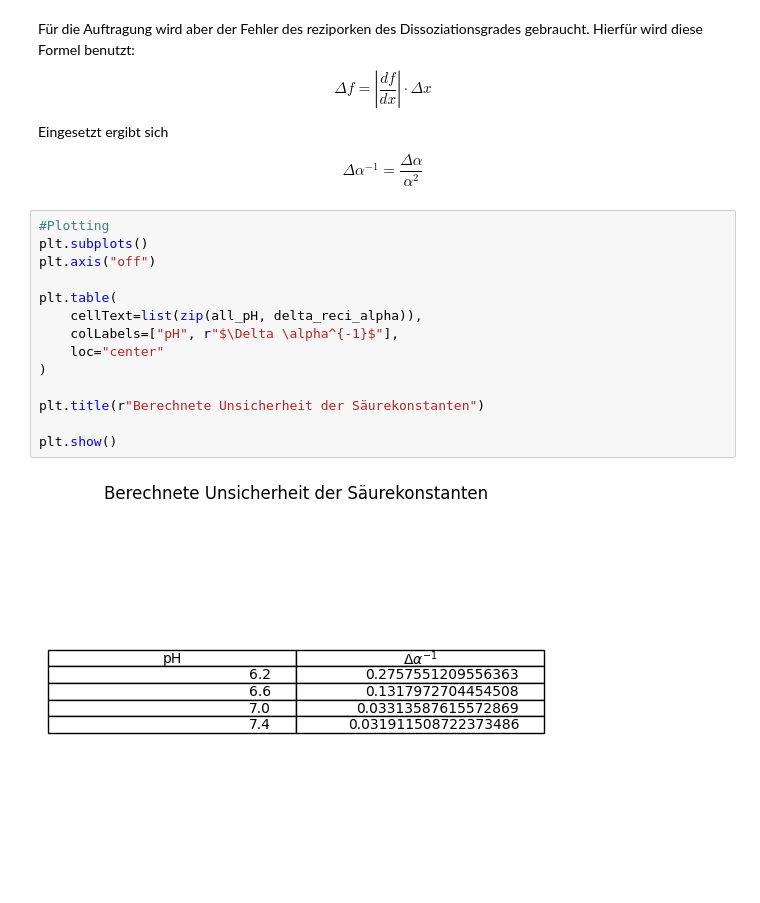
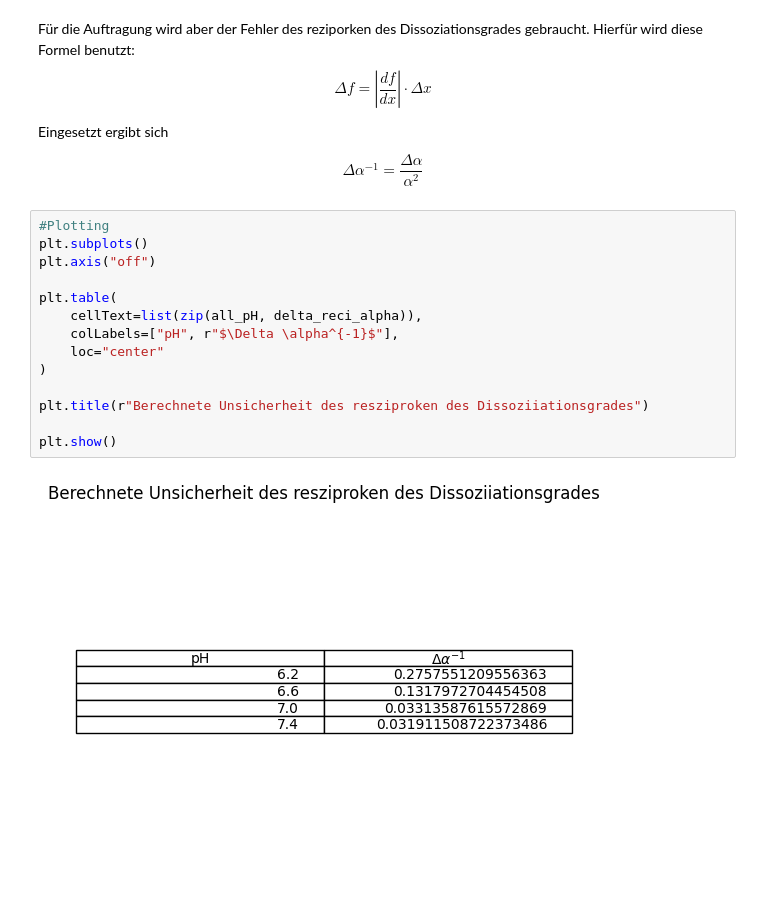
Before and after one commit to HansoTell/Computercafe, a Jupyter notebook: V6J/V6.ipynb, the cells around one changed output. Cells and saved outputs as stored; diff of their text form.

```diff
--- a/V6J/V6.ipynb
+++ b/V6J/V6.ipynb
@@ -841,16 +845,16 @@ $$
 # %%
 #Plotting
 plt.subplots()
 plt.axis("off")
 
 plt.table(
     cellText=list(zip(all_pH, delta_reci_alpha)),
     colLabels=["pH", r"$\Delta \alpha^{-1}$"],
     loc="center"
 )
 
-plt.title(r"Berechnete Unsicherheit der Säurekonstanten")
+plt.title(r"Berechnete Unsicherheit des resziproken des Dissoziiationsgrades")
 
 plt.show()
 # %% [output]
-[figure, old version]
+[figure, new version]
```
Also changed, not shown: parts of 11 cells of this notebook, 2 other files.
